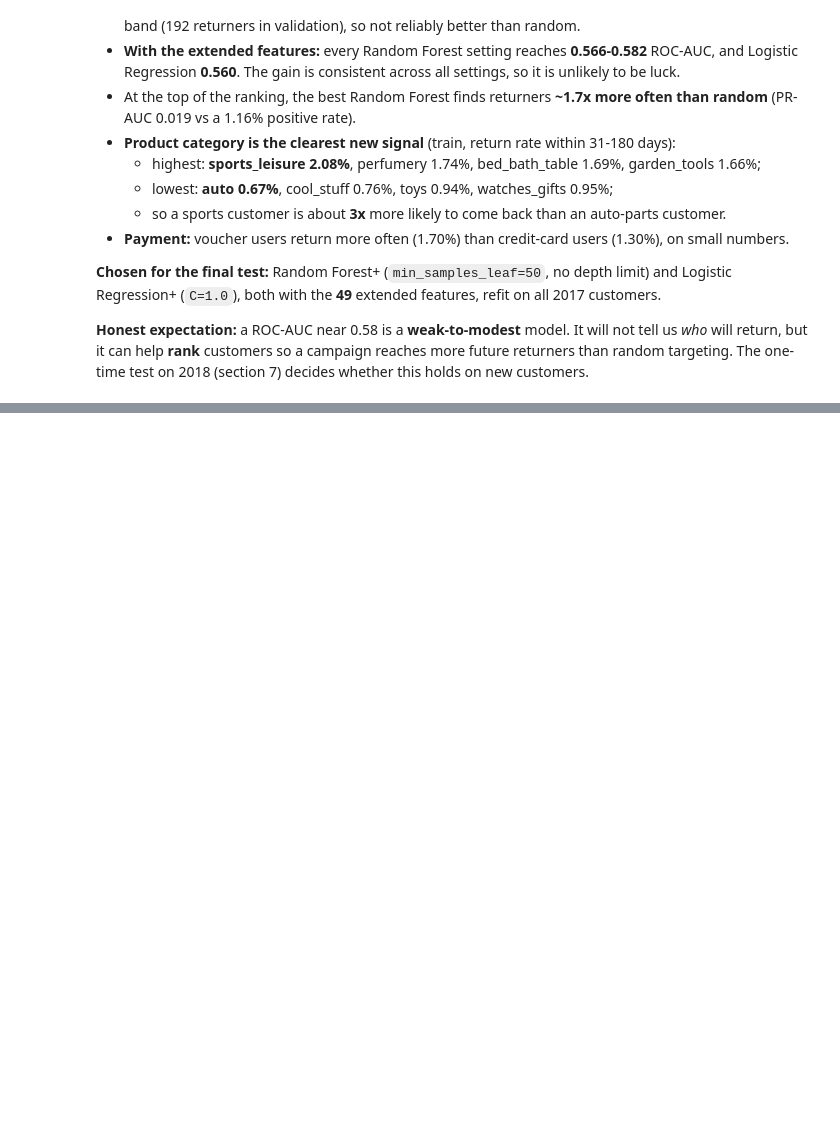
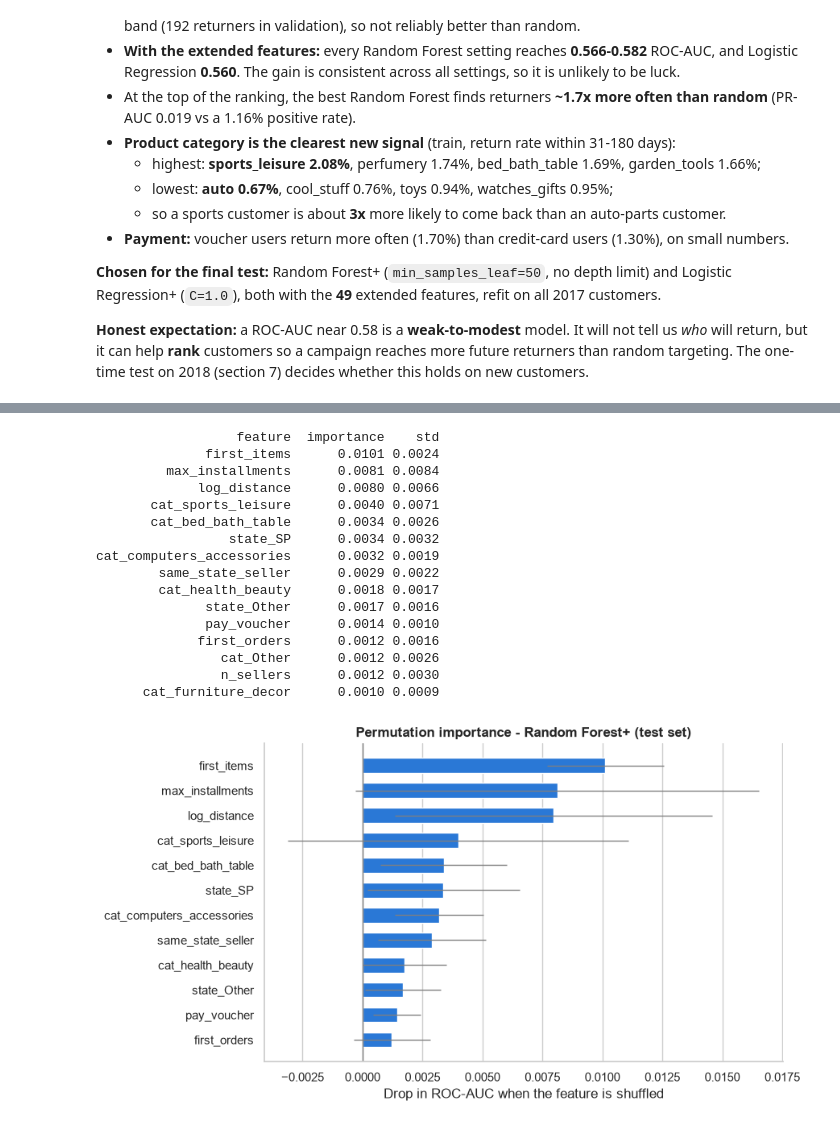
Before and after one commit to MohammedAltatari/olist-customer-analytics, a Jupyter notebook: notebooks/03_churn_model.ipynb, the cells around one changed output, grey strips where cells are left out. Cells and saved outputs as stored; diff of their text form; code cells hidden in the pictures; blank space fills up the shorter version.

```diff
--- a/notebooks/03_churn_model.ipynb
+++ b/notebooks/03_churn_model.ipynb
@@ -617,0 +728,42 @@ Final Random Forest:       RandomForest+ {'min_leaf': 50, 'max_depth': None} | f
+# %%
+from sklearn.inspection import permutation_importance
+
+# How much does test ROC-AUC drop when one feature is shuffled? (bigger drop = more important)
+perm = permutation_importance(final_rf, X_RF.loc[X_test.index], y_test, scoring="roc_auc",
+                              n_repeats=5, random_state=42, n_jobs=-1)
+imp = (pd.DataFrame({"feature": X_RF.columns,
+                     "importance": perm.importances_mean,
+                     "std": perm.importances_std})
+         .sort_values("importance", ascending=False))
+print(imp.head(15).round(4).to_string(index=False))
+
+top = imp.head(12).iloc[::-1]
+fig, ax = plt.subplots(figsize=(9, 5))
+ax.barh(top["feature"], top["importance"], xerr=top["std"], color="#2a78d6", height=0.6,
+        error_kw={"ecolor": "gray", "lw": 1})
+ax.axvline(0, color="gray", lw=1)
+ax.set_title("Permutation importance - Random Forest+ (test set)")
+ax.set_xlabel("Drop in ROC-AUC when the feature is shuffled")
+ax.grid(axis="y", visible=False)
+ax.spines[["top", "right"]].set_visible(False)
+fig.tight_layout()
+fig.savefig(IMG_DIR / "12_feature_importance.png", dpi=150, bbox_inches="tight")
+plt.show()
+# %% [output]
+                  feature  importance    std
+              first_items      0.0101 0.0024
+         max_installments      0.0081 0.0084
+             log_distance      0.0080 0.0066
+       cat_sports_leisure      0.0040 0.0071
+       cat_bed_bath_table      0.0034 0.0026
+                 state_SP      0.0034 0.0032
+cat_computers_accessories      0.0032 0.0019
+        same_state_seller      0.0029 0.0022
+        cat_health_beauty      0.0018 0.0017
+              state_Other      0.0017 0.0016
+              pay_voucher      0.0014 0.0010
+             first_orders      0.0012 0.0016
+                cat_Other      0.0012 0.0026
+                n_sellers      0.0012 0.0030
+      cat_furniture_decor      0.0010 0.0009
+[figure, added]
```
Also changed, not shown: parts of 5 cells of this notebook, 2 other files.
